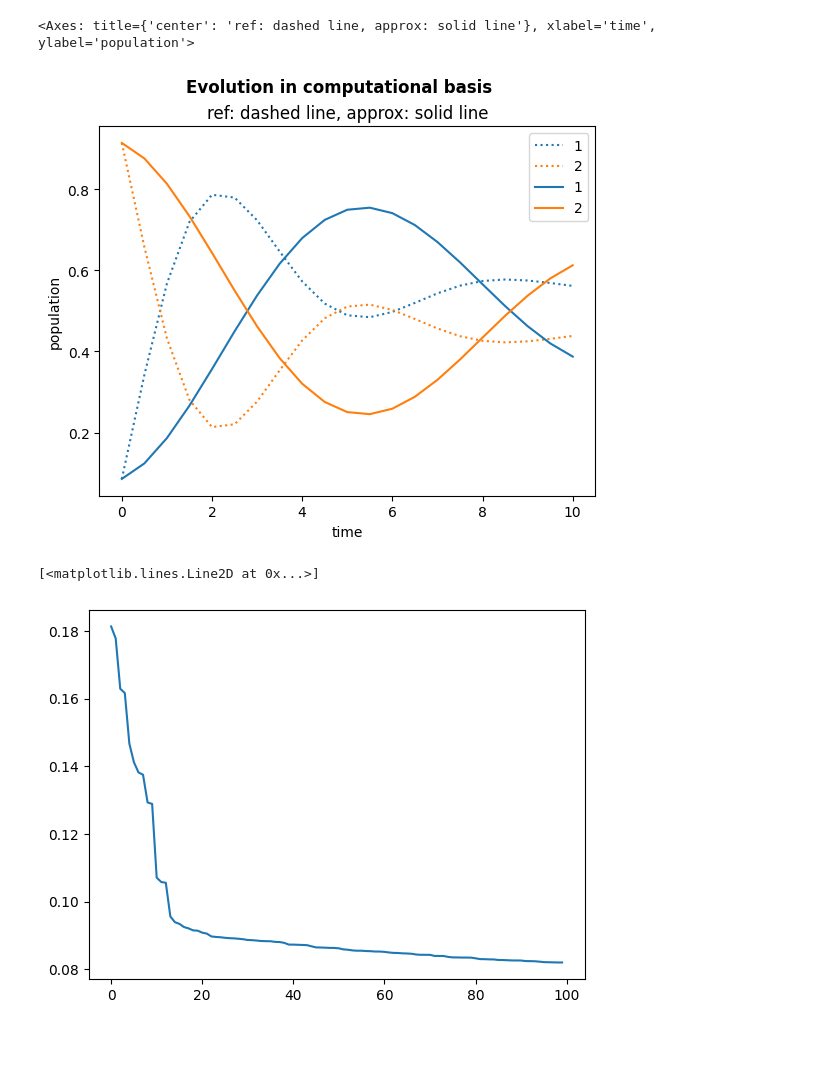
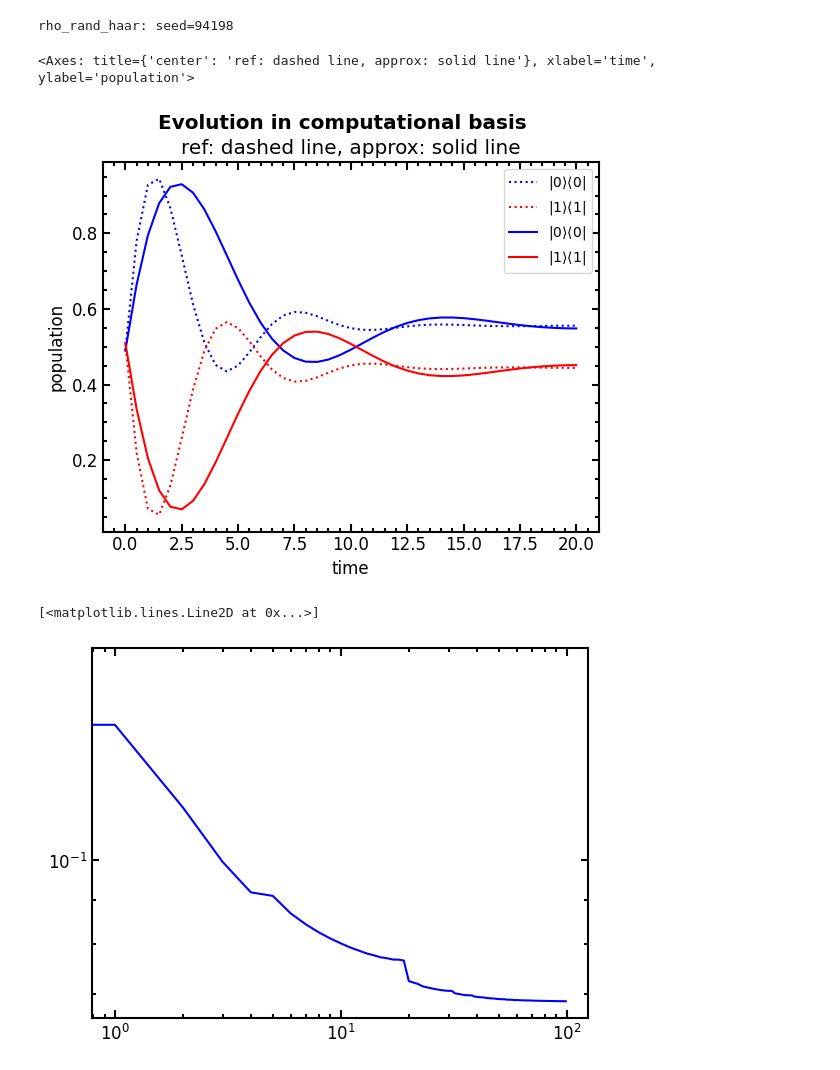
Before and after one commit to davidvrchen/quantum-channel-approximation, a Jupyter notebook: test2.ipynb, the cells around one changed output. Cells and saved outputs as stored; diff of their text form; code cells hidden in the pictures; blank space fills up the shorter version.

```diff
--- a/test2.ipynb
+++ b/test2.ipynb
@@ -7,7 +21,9 @@ from q_lab_toolbox.observables import all_observables
 from q_lab_toolbox.training_data import random_rho0s, solve_lindblad_rho0s, mk_training_data, solve_lindblad_rho0
 # %%
-qubits = TriangularLayout(m=2, cutoff=1, distance=0.9)
-circuit = _HEA_fac(qubits, depth=1, repeats=1)
+qubits = TriangularLayout(m=1, cutoff=1, distance=0.9)
+circuit2 = _HEA_fac(qubits, depth=5, repeats=1)
+operations = [("rz", "AB"), ("rx", "AB"), ("rz", "AB"), ("ryd ent", "")]
+circuit = unitary_circuit_fac(qubits, operations, repeats=1, depth=5)
 # %%
 qubits.show_layout()
 # %% [output]
@@ -16,7 +32,7 @@ qubits.show_layout()
 # %%
-system = DecaySystem(ryd_interaction=0.2, omegas=(0.5,), m=1, gammas=(0.5,))
+system = DecaySystem(ryd_interaction=1.8, omegas=(0.5,), m=1, gammas=(0.5,))
 
-rho0s = random_rho0s(m=1, L=100, seed=1)
+rho0s = random_rho0s(m=1, L=10)
 rhoss, ts = solve_lindblad_rho0s(rho0s=rho0s, delta_t=0.5, N=3, s=system)
 Os = all_observables(m=1)
 training_data = mk_training_data(rhoss, Os)
@@ -23,3 +41,3 @@ training_data = mk_training_data(rhoss, Os)
 # %%
-theta_opt, errors, thetas = optimize(circuit, training_data, max_count=100, n_grad=10)
+theta_opt, errors, thetas = optimize(circuit, training_data, max_count=100)
 # %% [output]
@@ -61,11 +74,23 @@ e_ref_ss = measure_rhos(rho_ref_s, Os)
+# %%
+rho0 = rho_rand_haar(1)
+evolver = evolver_fac(circuit, theta_opt)
+rhos = evolver(40, rho0)
+
+Os = [O.full() for O in create_readout_computational_basis(1)]
+
+ess = measure_rhos(rhos, Os)
+rho_ref_s, ts = solve_lindblad_rho0(rho0, delta_t=0.5, N=40, s=system)
+e_ref_ss = measure_rhos([r.full() for r in rho_ref_s], Os)
+# %% [output]
+rho_rand_haar: seed=94198
 # %%
 
-compare_ess((ts, ess, "approx"), (ts, e_ref_ss, "ref"), labels=["1", "2", "3", "4"])
+compare_ess((ts, ess, "approx"), (ts, e_ref_ss, "ref"), labels=computation_basis_labels(1))
 # %% [output]
 <Axes: title={'center': 'ref: dashed line, approx: solid line'}, xlabel='time', ylabel='population'>
-[figure, old version]
+[figure, new version]
 # %%
-plt.plot(errors)
+plt.loglog(errors)
 # %% [output]
 [<matplotlib.lines.Line2D at 0x...>]
-[figure, old version]
+[figure, new version]
```
Also changed, not shown: parts of 11 cells of this notebook, 12 other files.
